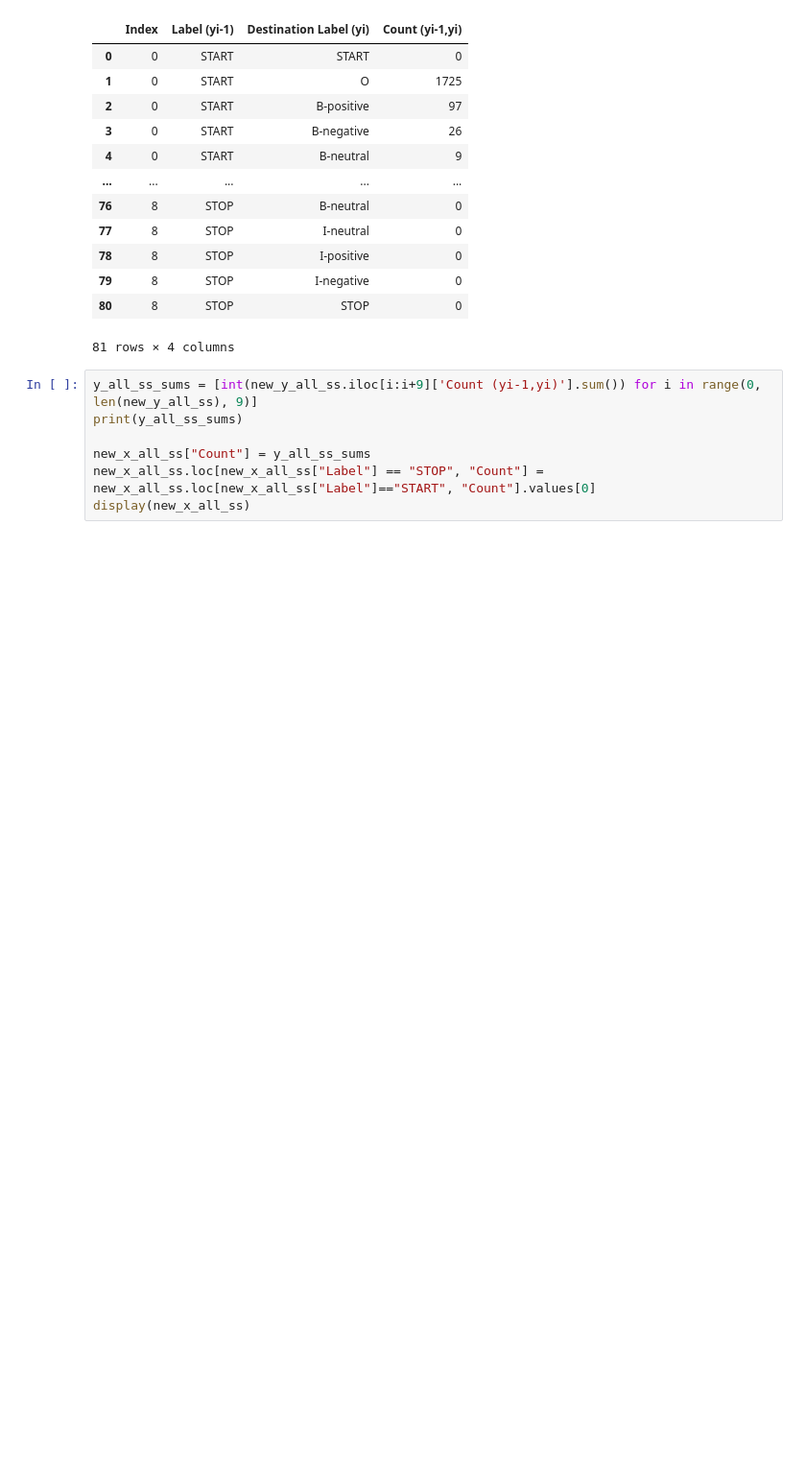
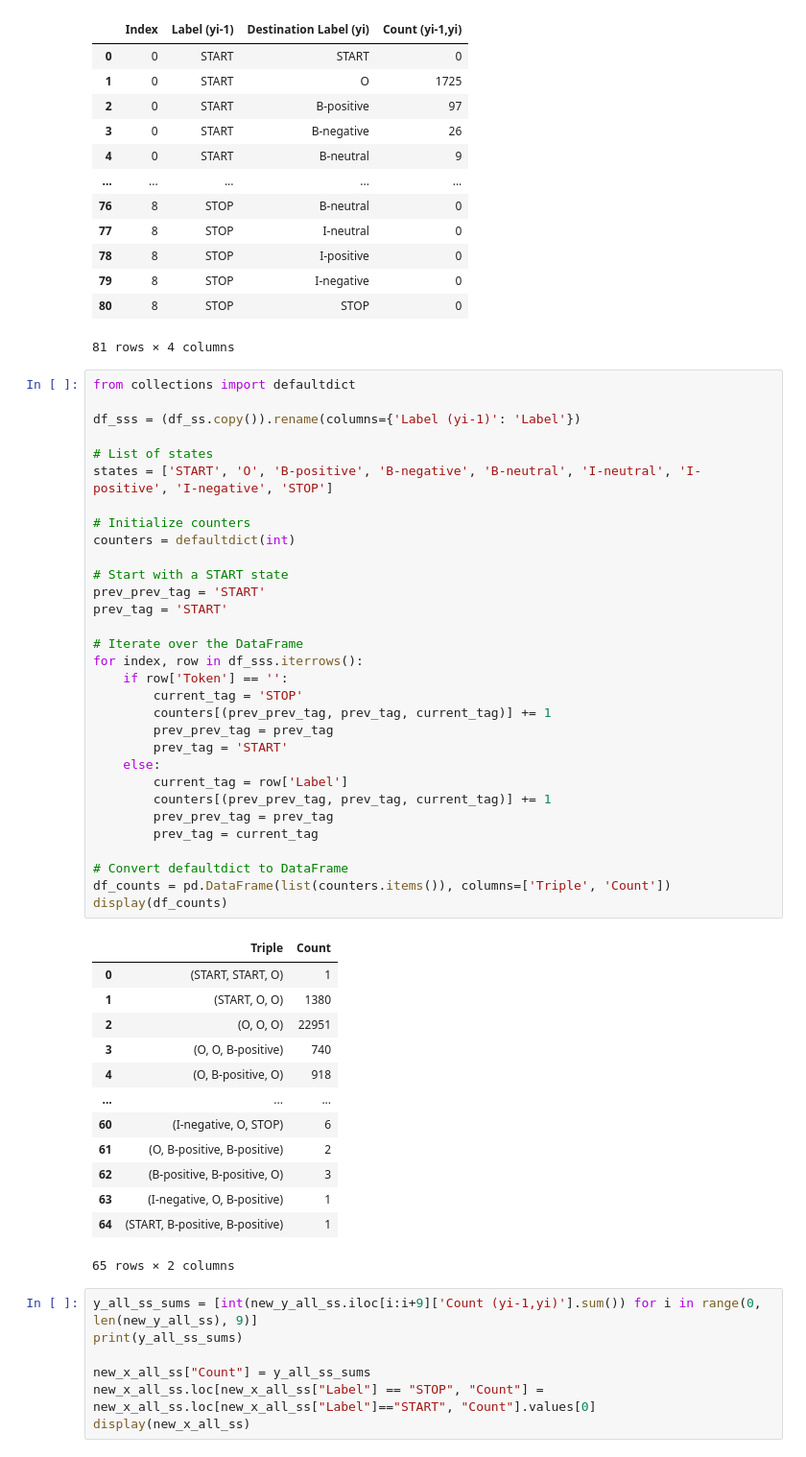
Before and after one commit to verneylmavt/hmm-text_analysis-py, a Jupyter notebook: ES/1.ipynb, the cells around one changed output. Shown at 96% size. Drawn from its saved outputs; the diff is of its cells as text; blank space fills up the shorter version.

```diff
--- a/ES/1.ipynb
+++ b/ES/1.ipynb
@@ -423,6 +423,51 @@ display(new_y_all_ss)
 | 79 | 8 | STOP | I-negative | 0 |
 | 80 | 8 | STOP | STOP | 0 |
 81 rows × 4 columns
+# %%
+from collections import defaultdict
+
+df_sss = (df_ss.copy()).rename(columns={'Label (yi-1)': 'Label'})
+
+# List of states
+states = ['START', 'O', 'B-positive', 'B-negative', 'B-neutral', 'I-neutral', 'I-positive', 'I-negative', 'STOP']
+
+# Initialize counters
+counters = defaultdict(int)
+
+# Start with a START state
+prev_prev_tag = 'START'
+prev_tag = 'START'
+
+# Iterate over the DataFrame
+for index, row in df_sss.iterrows():
+    if row['Token'] == '':
+        current_tag = 'STOP'
+        counters[(prev_prev_tag, prev_tag, current_tag)] += 1
+        prev_prev_tag = prev_tag
+        prev_tag = 'START'
+    else:
+        current_tag = row['Label']
+        counters[(prev_prev_tag, prev_tag, current_tag)] += 1
+        prev_prev_tag = prev_tag
+        prev_tag = current_tag
+
+# Convert defaultdict to DataFrame
+df_counts = pd.DataFrame(list(counters.items()), columns=['Triple', 'Count'])
+display(df_counts)
+# %% [output]
+|  | Triple | Count |
+| 0 | (START, START, O) | 1 |
+| 1 | (START, O, O) | 1380 |
+| 2 | (O, O, O) | 22951 |
+| 3 | (O, O, B-positive) | 740 |
+| 4 | (O, B-positive, O) | 918 |
+| ... | ... | ... |
+| 60 | (I-negative, O, STOP) | 6 |
+| 61 | (O, B-positive, B-positive) | 2 |
+| 62 | (B-positive, B-positive, O) | 3 |
+| 63 | (I-negative, O, B-positive) | 1 |
+| 64 | (START, B-positive, B-positive) | 1 |
+65 rows × 2 columns
 # %%
 y_all_ss_sums = [int(new_y_all_ss.iloc[i:i+9]['Count (yi-1,yi)'].sum()) for i in range(0, len(new_y_all_ss), 9)]
 print(y_all_ss_sums)
```
Also changed, not shown: parts of 14 cells of this notebook, 3 other files.
